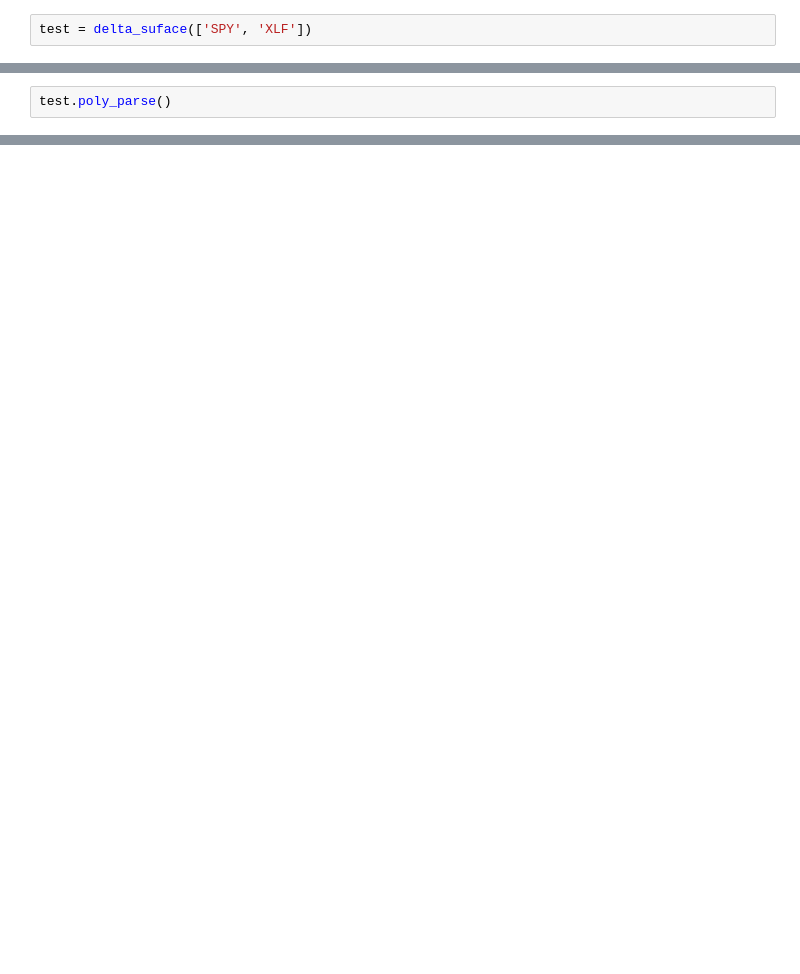
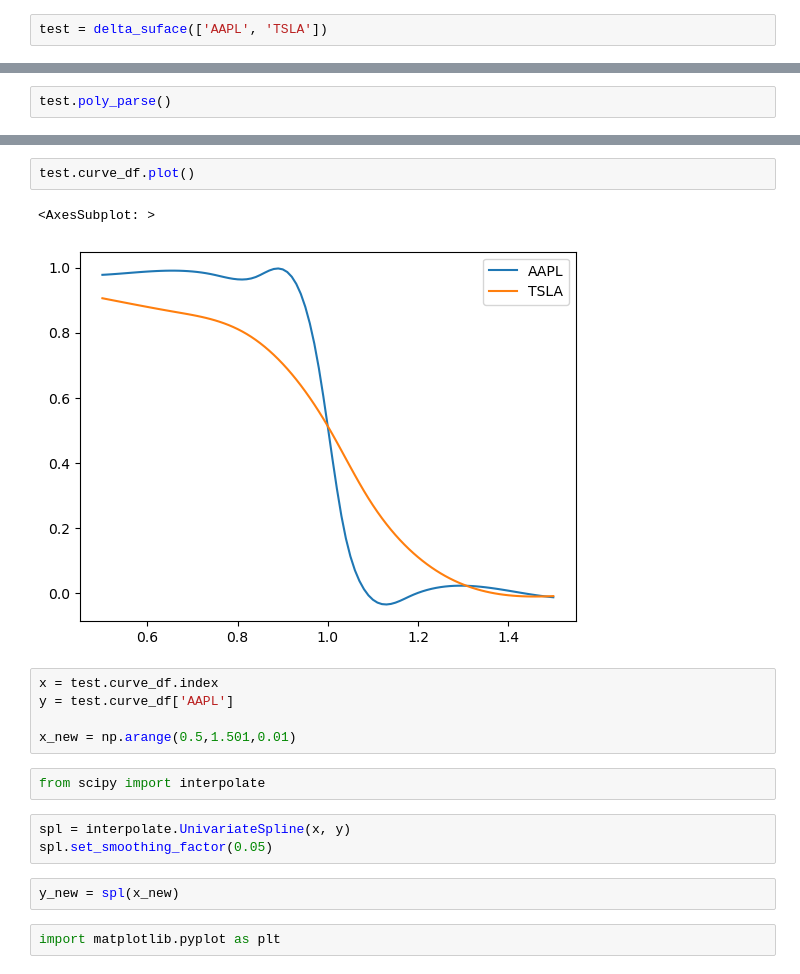
Before and after one commit to BenBowring/OptionSite, a Jupyter notebook: delta_test.ipynb, the cells around one changed output, grey strips where cells are left out. Drawn from its saved outputs; the diff is of its cells as text; blank space fills up the shorter version.

```diff
--- a/delta_test.ipynb
+++ b/delta_test.ipynb
@@ -3,5 +5,5 @@ from delta_surface import *
 # %%
-test = delta_suface(['SPY', 'XLF'])
+test = delta_suface(['AAPL', 'TSLA'])
 # %%
 test.get_px()
 # %% [output]
@@ -75,0 +53,19 @@ test.test_dict['XLF']
+# %%
+test.curve_df.plot()
+# %% [output]
+<AxesSubplot: >
+[figure, added]
+# %%
+x = test.curve_df.index
+y = test.curve_df['AAPL']
+
+x_new = np.arange(0.5,1.501,0.01)
+# %%
+from scipy import interpolate
+# %%
+spl = interpolate.UnivariateSpline(x, y)
+spl.set_smoothing_factor(0.05)
+# %%
+y_new = spl(x_new)
+# %%
+import matplotlib.pyplot as plt
```
Also changed, not shown: parts of 12 cells of this notebook, 4 other files.
